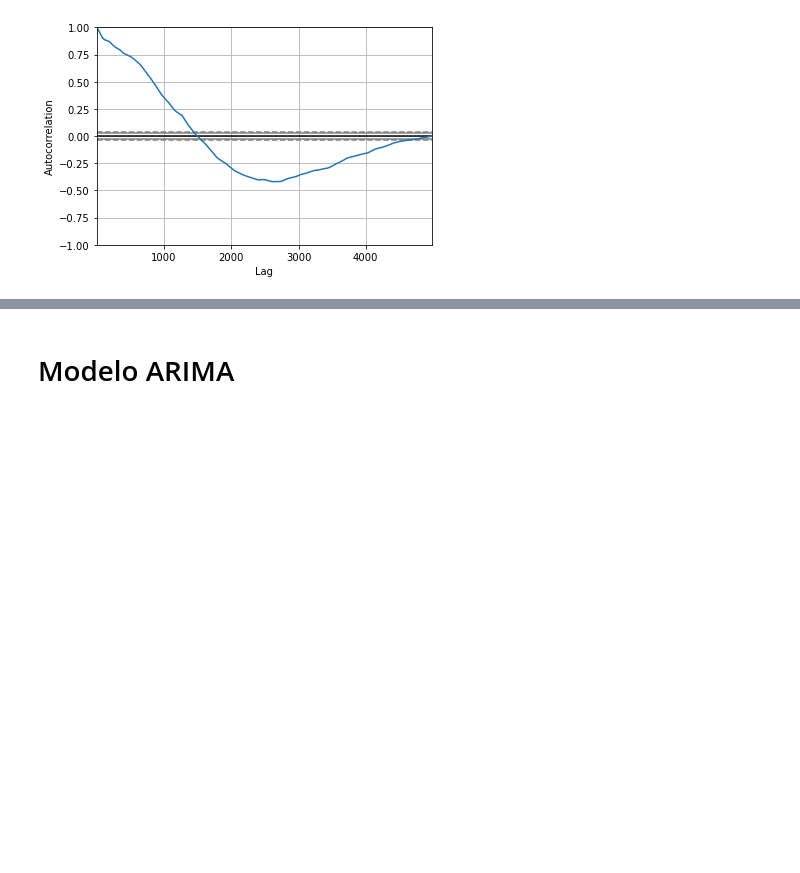
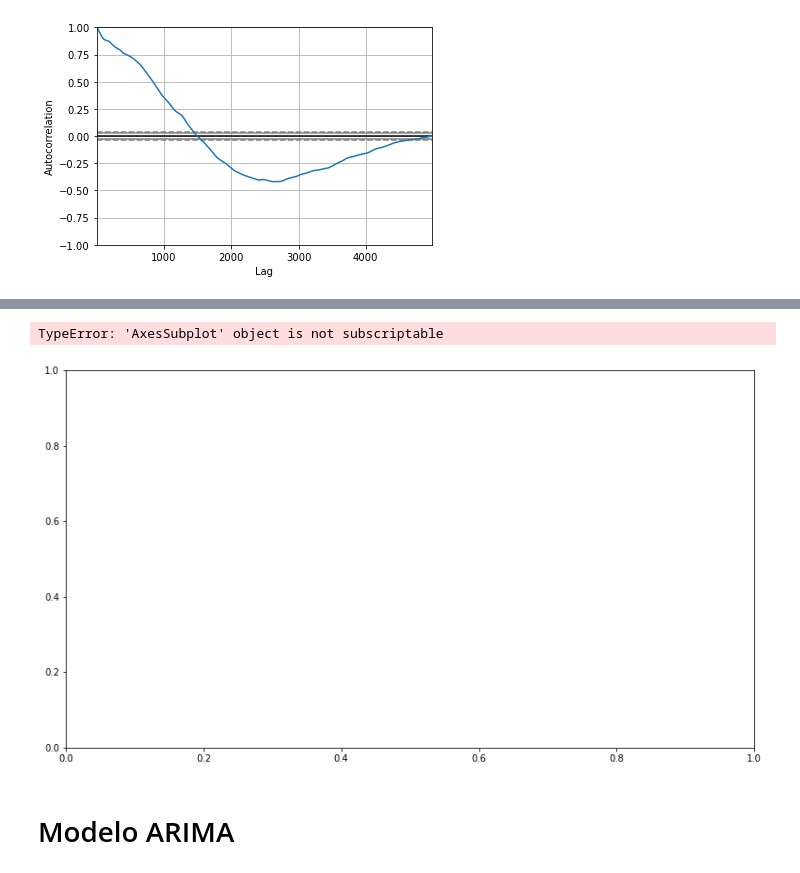
Before and after one commit to jackson-simionato/fase2_pos_tech, a Jupyter notebook: Fase2_Tech_Challenge/Fase2_Tech_Challenge.ipynb, the cells around one changed output, grey strips where cells are left out. Drawn from its saved outputs; the diff is of its cells as text; code cells hidden in the pictures; blank space fills up the shorter version.

```diff
--- a/Fase2_Tech_Challenge/Fase2_Tech_Challenge.ipynb
+++ b/Fase2_Tech_Challenge/Fase2_Tech_Challenge.ipynb
@@ -498,12 +503,18 @@ Para ser possível visualizar as componentes da série, é necessário preencher
 
 Será utilizado o método ffill, que preenche valores NaN com o último valor válido da coluna.
 # %%
+# DataFrame com Index datetime
 dados_date_index = dados[['ds','y']].copy()
 dados_date_index.index = pd.to_datetime(dados_date_index.ds, format='%Y-%m-%d')
 dados_date_index.drop(columns=['ds'], inplace=True)
 dados_date_index = dados_date_index.asfreq('d')
 dados_date_index.fillna(method='ffill', inplace=True)
-dados_date_index
+display(dados_date_index)
+
+# Dataframe com coluna datetime e unique_id
+dados_date_col = dados_date_index.reset_index()
+dados_date_col['unique_id'] = 'ibovespa'
+display(dados_date_col)
 # %% [output]
 |  | y |
 | ds |  |
@@ -886,0 +940,3 @@ autocorrelation_plot(dados_date_index)
+# %%
+h = len(test_set_date_col)
+print(h)
@@ -886,0 +945,9 @@ autocorrelation_plot(dados_date_index)
+# %%
+model = StatsForecast(models=[Naive(),
+                            SeasonalNaive(season_length=7),
+                            WindowAverage(window_size=7),
+                            SeasonalWindowAverage(window_size=3, season_length=7)],
+                            freq='D', n_jobs=-1)
+
+
+model.fit(train_set_ds)
@@ -886,0 +956,7 @@ autocorrelation_plot(dados_date_index)
+# %%
+forecast_df = model.predict(h=h+1, level=[90])
+forecast_df = forecast_df.reset_index().merge(test_set_date_col, on=['ds','unique_id'], how='left')
+forecast_df.dropna(inplace=True)
+forecast_df.reset_index(drop=True)
+
+forecast_df
@@ -887,3 +977,24 @@ autocorrelation_plot(dados_date_index)
+# %%
+for model_ in ['Naive', 'SeasonalNaive', 'WindowAverage', 'SeasWA']:
+    fig,ax = plt.subplots(1,1, figsize=(1280/96, 720/96))
+    for ax_, family in enumerate(['ibovespa']):
+        forecast_df.plot(x='ds', y='y', ax=ax[ax_], label='y', title=family, linewidth=2)
+        forecast_df.plot(x='ds', y=model_, ax=ax[ax_], label=model_)
+        ax[ax_].set_ylabel('IBOVESPA')
+        if model_ in ['Naive', 'SeasonalNaive']:
+            ax[ax_].fill_between(forecast_df.loc[forecast_df['unique_id'] == family, 'ds'].values,
+                                forecast_df.loc[forecast_df['unique_id'] == family, f'{model_}-lo-90'],
+                                forecast_df.loc[forecast_df['unique_id'] == family, f'{model_}-hi-90'],
+                                alpha=0.2,
+                                color='orange')
+            ax[ax_].set_title(f'{family} - Orange band: 90% confidence interval')
+        ax[ax_].legend()
+    fig.tight_layout()
+    wmape_ = wmape(forecast_df['y'].values, forecast_df[model_].values)
+    print(f'{model_} WMAPE: {wmape_:.2%}')
+# %% [output]
+TypeError: 'AxesSubplot' object is not subscriptable
+[figure, added]
 # %% [markdown]
 # Modelo ARIMA
 # %% [markdown]
```
Also changed, not shown: parts of 12 cells of this notebook.
